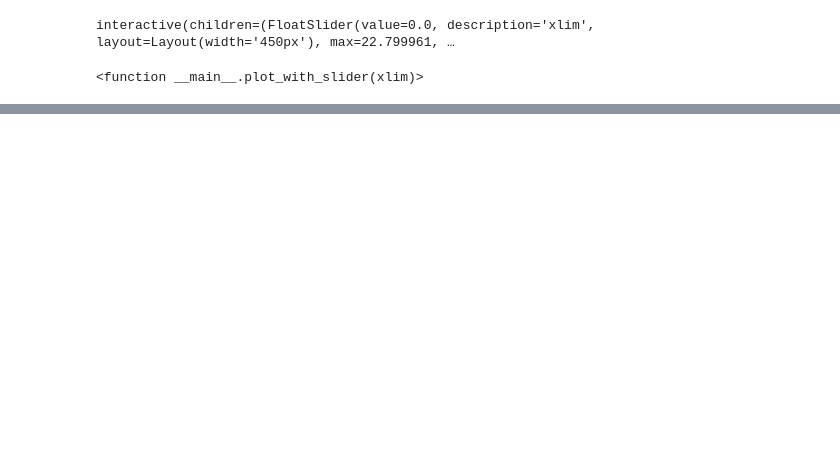
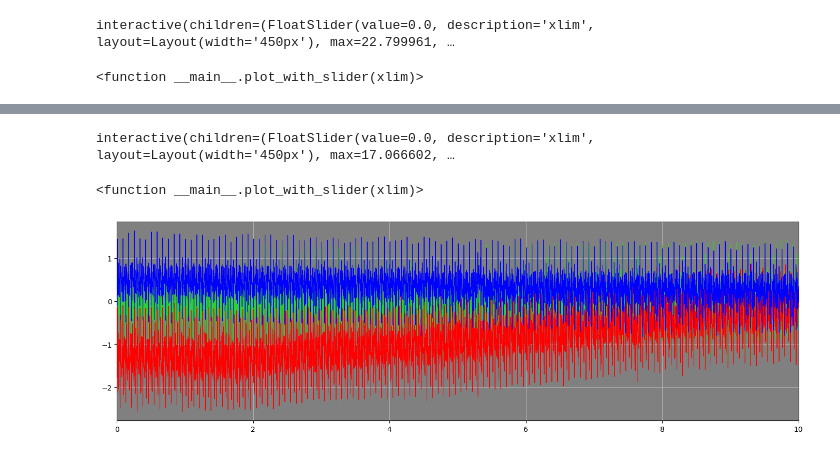
Before and after one commit to EquivocalBeing/CE_code, a Jupyter notebook: Webdaq_Test.ipynb, the cells around one changed output, grey strips where cells are left out. Saved outputs shown, nothing was run; the diff lists cells and outputs as text; code cells hidden in the pictures; blank space fills up the shorter version.

```diff
--- a/Webdaq_Test.ipynb
+++ b/Webdaq_Test.ipynb
@@ -10,7 +10,7 @@ times = mag['Time (s)']
 voltages = mag['Voltage 0 (V)']
 
 
-seis = pd.read_csv(r"C:\Users\cacam\Downloads\seismo.csv", delimiter=',')
+seis = pd.read_csv(r"C:\Users\cacam\Downloads\seismo_test.csv", delimiter=',')
 
 sam = seis['Sample']
 tim = seis['Time (s)']
@@ -162,0 +77,69 @@ plt.show()
+# %%
+from ipywidgets import interact, IntSlider
+from ipywidgets import FloatSlider
+from ipywidgets import Layout
+
+
+x1 = tim
+y1 = z
+y2 = n
+y3 = e
+
+def plot_with_slider(xlim):
+
+    plt.figure(figsize=(17, 5))   ## dpi breaks slider
+
+    ax = plt.axes()
+    ax.set_facecolor("grey")
+
+    plt.plot(x1, y1, linewidth = 1.5, color = 'limegreen', label = 'Z')
+    plt.plot(x1, y2, linewidth = 1.5, color = 'red', label = 'N')
+    plt.plot(x1, y3, linewidth = 1.5, color = 'blue', label = 'E')
+
+    plt.xlim(xlim, xlim + 0.5)
+    plt.ylim(y.min() - 2.75, y.max() + 2.75)
+    #plt.axhline()
+    plt.grid(True)
+    plt.show()
+
+
+interact(plot_with_slider, xlim = FloatSlider(min = 0, max = (tim[len(tim)-1]), step = 0.5, value = 0, layout=Layout(width='450px')))
+# %% [output]
+interactive(children=(FloatSlider(value=0.0, description='xlim', layout=Layout(width='450px'), max=17.066602, …
+<function __main__.plot_with_slider(xlim)>
+# %%
+start = 0  ##in terms of seconds
+end = 10   # times[len(times)-1]
+
+a = 0
+b = 0
+c = 0
+d = 0
+
+for a in range(0, len(tim)):
+    if tim[a] == start:
+        gamma = sam[a]
+
+for b in range(0, len(tim)):
+    if tim[b] == end:
+        delta = sam[b]
+
+t1 = tim[gamma:delta]
+z1 = z[gamma:delta]
+n1 = n[gamma:delta]
+e1 = e[gamma:delta]
+
+
+plt.figure(figsize = (17, 5))
+
+ax = plt.axes()
+ax.set_facecolor("grey")
+
+plt.plot(t1,z1, linewidth = 0.75, color = 'limegreen', label = 'Z')
+plt.plot(t1,n1, linewidth = 0.75, color = 'red', label = 'N')
+plt.plot(t1,e1, linewidth = 0.75, color = 'blue', label = 'E')
+
+plt.xlim(start,end)
+plt.grid(True)
+# %% [output]
+[figure, added]
```
Also changed, not shown: parts of 6 cells of this notebook.
